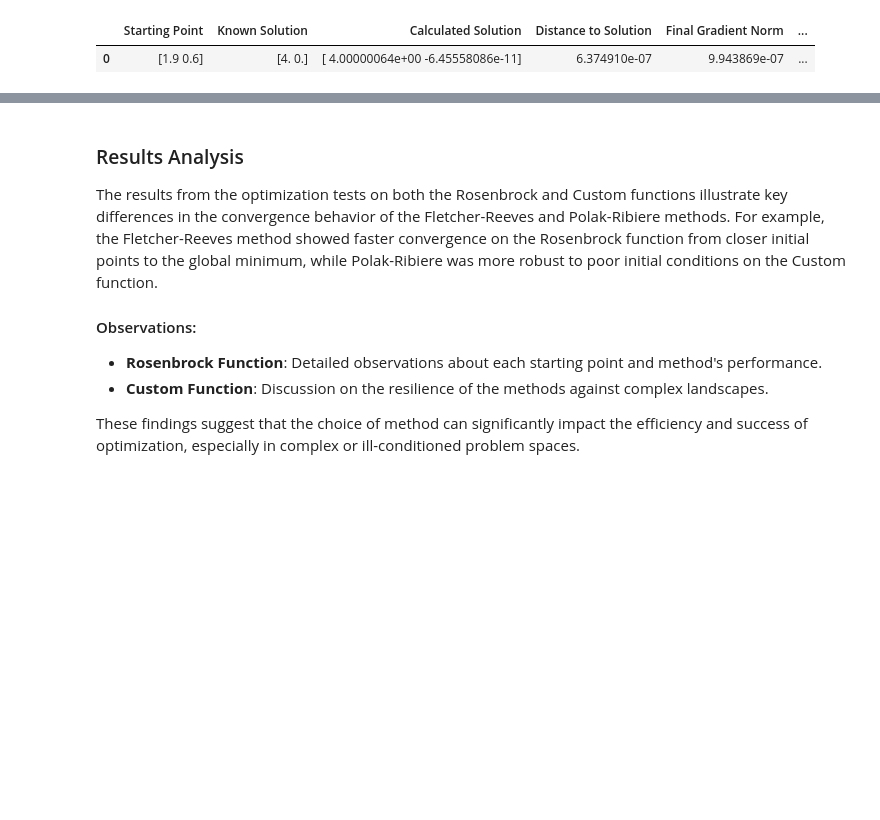
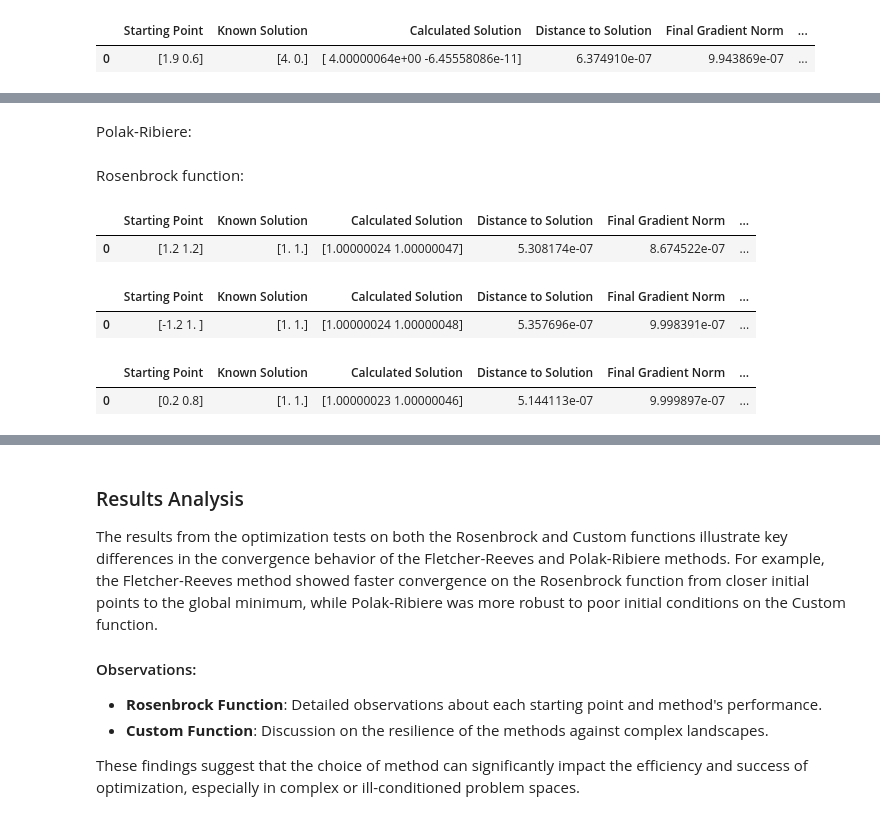
Before and after one commit to Sakops/NO_Project, a Jupyter notebook: task3.ipynb, the cells around one changed output, grey strips where cells are left out. Saved outputs shown, nothing was run; the diff lists cells and outputs as text; code cells hidden in the pictures; blank space fills up the shorter version.

```diff
--- a/task3.ipynb
+++ b/task3.ipynb
@@ -551,0 +766,43 @@ display(df_custom)
+# %% [markdown]
+Polak-Ribiere:
+# %% [markdown]
+Rosenbrock function:
+# %%
+# Rosenbrock with Polak-Ribiere at (1.2, 1.2), approximated gradient:
+x0_rosenbrock = np.array([1.2, 1.2])
+known_rosenbrock = np.array([1.0, 1.0])
+
+df_rosenbrock = run_test_wrap(
+    safe_rosenbrock, x0_rosenbrock, known_rosenbrock, method='PR',
+     use_numerical_gradient=True
+)
+display(df_rosenbrock)
+# %% [output]
+|  | Starting Point | Known Solution | Calculated Solution | Distance to Solution | Final Gradient Norm | ... |
+| 0 | [1.2 1.2] | [1. 1.] | [1.00000024 1.00000047] | 5.308174e-07 | 8.674522e-07 | ... |
+# %%
+# Rosenbrock with Polak-Ribiere at (-1.2, 1.0), approximated gradient:
+x0_rosenbrock = np.array([-1.2, 1.0])
+known_rosenbrock = np.array([1.0, 1.0])
+
+df_rosenbrock = run_test_wrap(
+    safe_rosenbrock, x0_rosenbrock, known_rosenbrock, method='PR',
+     use_numerical_gradient=True
+)
+display(df_rosenbrock)
+# %% [output]
+|  | Starting Point | Known Solution | Calculated Solution | Distance to Solution | Final Gradient Norm | ... |
+| 0 | [-1.2 1. ] | [1. 1.] | [1.00000024 1.00000048] | 5.357696e-07 | 9.998391e-07 | ... |
+# %%
+# Rosenbrock with Polak-Ribiere at (0.2, 0.8), approximated gradient:
+x0_rosenbrock = np.array([0.2, 0.8])
+known_rosenbrock = np.array([1.0, 1.0])
+
+df_rosenbrock = run_test_wrap(
+    safe_rosenbrock, x0_rosenbrock, known_rosenbrock, method='PR',
+     use_numerical_gradient=True
+)
+display(df_rosenbrock)
+# %% [output]
+|  | Starting Point | Known Solution | Calculated Solution | Distance to Solution | Final Gradient Norm | ... |
+| 0 | [0.2 0.8] | [1. 1.] | [1.00000023 1.00000046] | 5.144113e-07 | 9.999897e-07 | ... |
```
Also changed, not shown: parts of 22 cells of this notebook.
